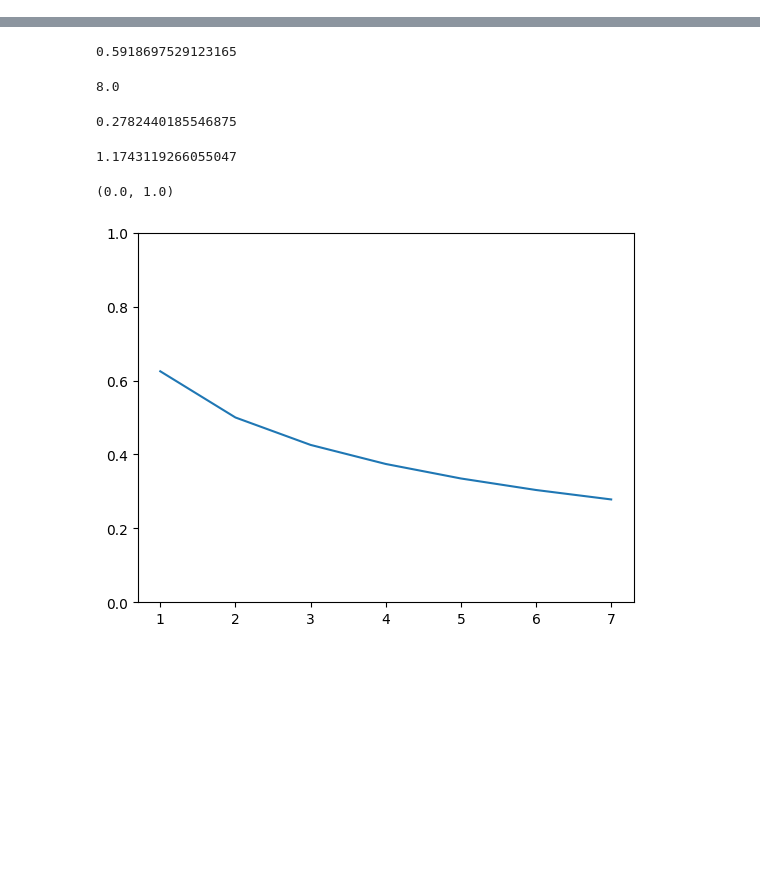
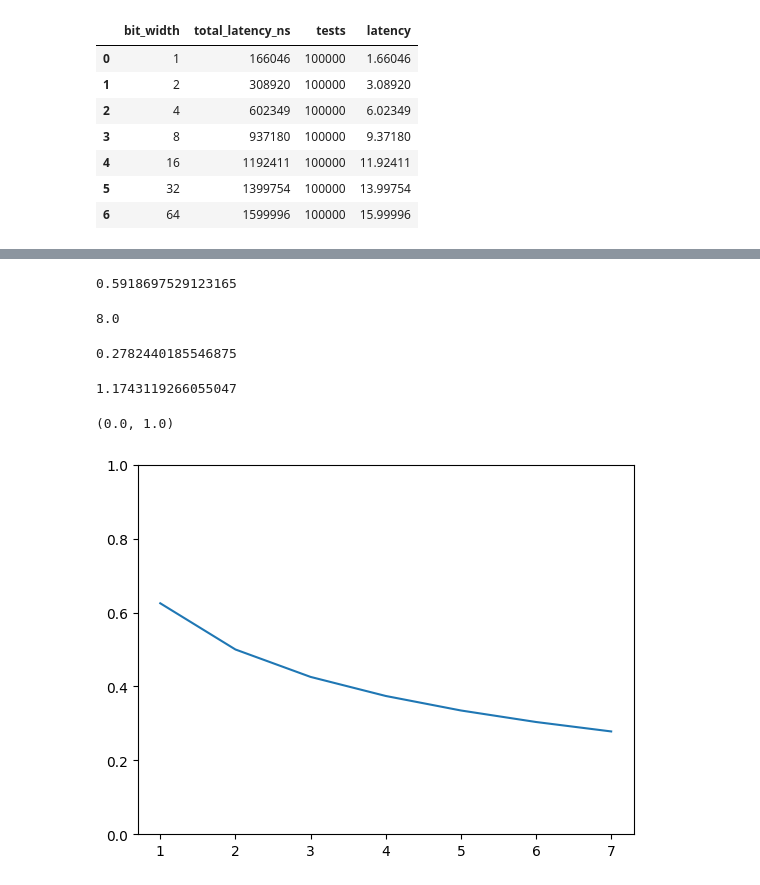
Before and after one commit to ALN006/dynamic_adder_2025, a Jupyter notebook: data/adder.ipynb, the cells around one changed output, grey strips where cells are left out. Saved outputs shown, nothing was run; the diff lists cells and outputs as text; code cells hidden in the pictures; blank space fills up the shorter version.

```diff
--- a/data/adder.ipynb
+++ b/data/adder.ipynb
@@ -0,0 +3,13 @@
+# %%
+df = pd.read_csv("KSA_latency.csv")
+df["latency"] = df["total_latency_ns"]/df["tests"]
+df
+# %% [output]
+|  | bit_width | total_latency_ns | tests | latency |
+| 0 | 1 | 166046 | 100000 | 1.66046 |
+| 1 | 2 | 308920 | 100000 | 3.08920 |
+| 2 | 4 | 602349 | 100000 | 6.02349 |
+| 3 | 8 | 937180 | 100000 | 9.37180 |
+| 4 | 16 | 1192411 | 100000 | 11.92411 |
+| 5 | 32 | 1399754 | 100000 | 13.99754 |
+| 6 | 64 | 1599996 | 100000 | 15.99996 |
```
Also changed, not shown: parts of 2 cells of this notebook, 9 other files.
